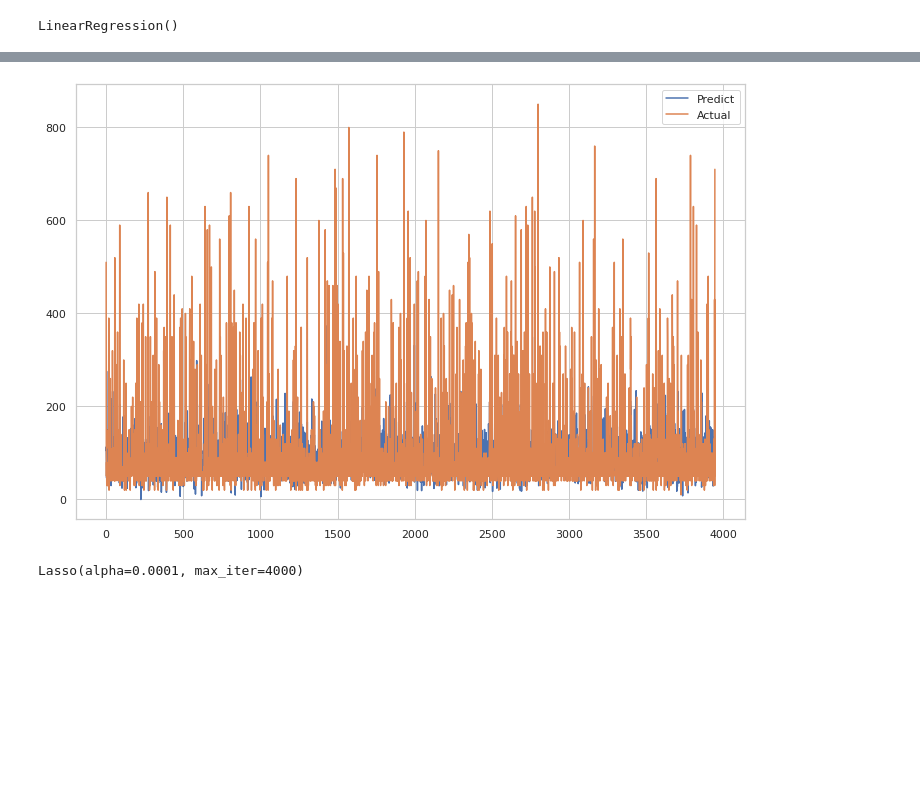
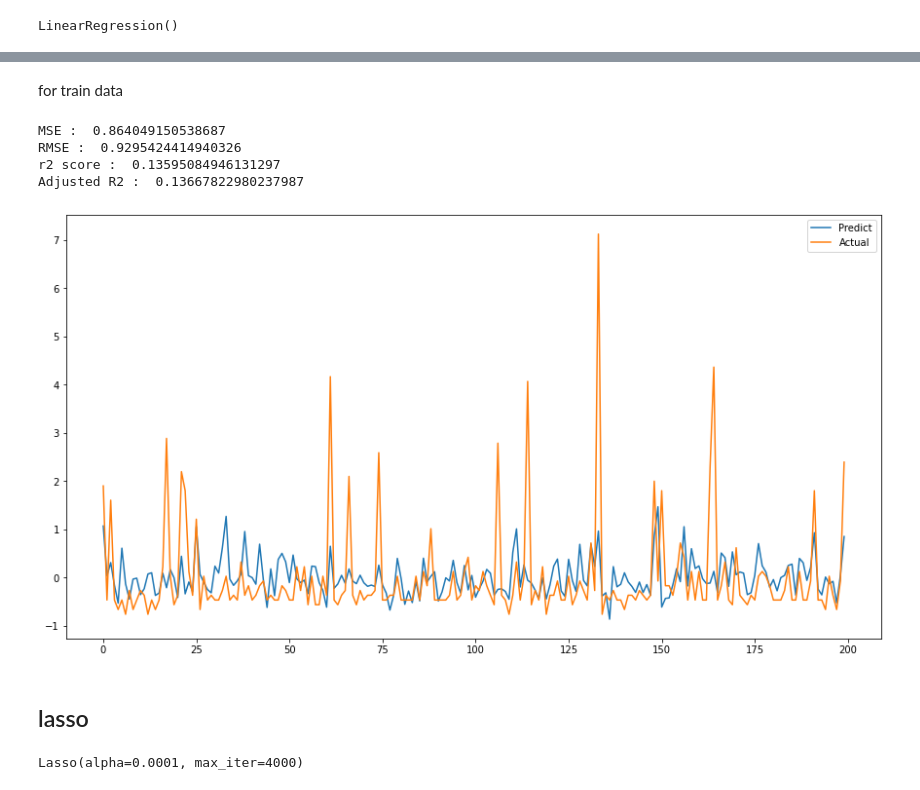
Before and after one commit to milanajudiya/Appliances_Energy_Prediction, a Jupyter notebook: Appliances_Energy_Prediction.ipynb, the cells around one changed output, grey strips where cells are left out. Saved outputs shown, nothing was run; the diff lists cells and outputs as text; code cells hidden in the pictures; blank space fills up the shorter version.

```diff
--- a/Appliances_Energy_Prediction.ipynb
+++ b/Appliances_Energy_Prediction.ipynb
@@ -424,5 +427,5 @@ x=df_energy_[['T1', 'RH_1', 'T2', 'RH_2', 'T3', 'RH_3', 'T4', 'RH_4','T5', 'RH_5
 # %%
-y=df_energy_[["Appliances"]]
+y=df_energy[["Appliances"]]
 # %%
 from sklearn.model_selection import train_test_split
 x_train,x_test,y_train,y_test=train_test_split(x,y,test_size=0.2,random_state=0)
@@ -434,10 +451,13 @@ print(x_test.shape)
 # %%
 # scaler
 
-from sklearn.preprocessing import MinMaxScaler
-scaler=MinMaxScaler()
+from sklearn.preprocessing import StandardScaler
+scaler=StandardScaler()
 x_train=scaler.fit_transform(x_train)
 x_test=scaler.transform(x_test)
+# %%
+y_train=scaler.fit_transform(y_train)
+y_test=scaler.transform(y_test)
 # %%
 from sklearn.linear_model import LinearRegression
 lreg=LinearRegression()
@@ -464,2 +483,3 @@ array([180.62400023])
 # %%
-y_pred=lreg.predict(x_test)
+y_pred_test=lreg.predict(x_test)
+y_pred_train=lreg.predict(x_train)
@@ -497,11 +535,30 @@ Adjusted R2 :  0.15054949368955817
+# %% [markdown]
+for train data
+# %%
+MSE=mean_squared_error(y_train,y_pred_train)
+print("MSE : ",MSE)
+
+RMSE=np.sqrt(MSE)
+print("RMSE : ",RMSE)
+
+r2=r2_score(y_train,y_pred_train)
+print("r2 score : ",r2)
+print("Adjusted R2 : ",1-(1-r2_score(y_train,y_pred_train)*((x_test.shape[0]-1)/(x_test.shape[0]-x_test.shape[1]-1))))
+# %% [output]
+MSE :  0.864049150538687
+RMSE :  0.9295424414940326
+r2 score :  0.13595084946131297
+Adjusted R2 :  0.13667822980237987
 # %%
-plt.figure(figsize=(12,8))
-plt.plot(y_pred)
-plt.plot(np.array(y_test))
+plt.figure(figsize=(15,8))
+plt.plot((y_pred_test[:200]))
+plt.plot((np.array(y_test[:200])))
 plt.legend(["Predict","Actual"])
 plt.show()
 # %% [output]
-[figure, old version]
+[figure, new version]
+# %% [markdown]
+## lasso
 # %%
 from sklearn.linear_model import Lasso
 lasso=Lasso(alpha=0.0001,max_iter=4000)
```
Also changed, not shown: parts of 115 cells of this notebook.
